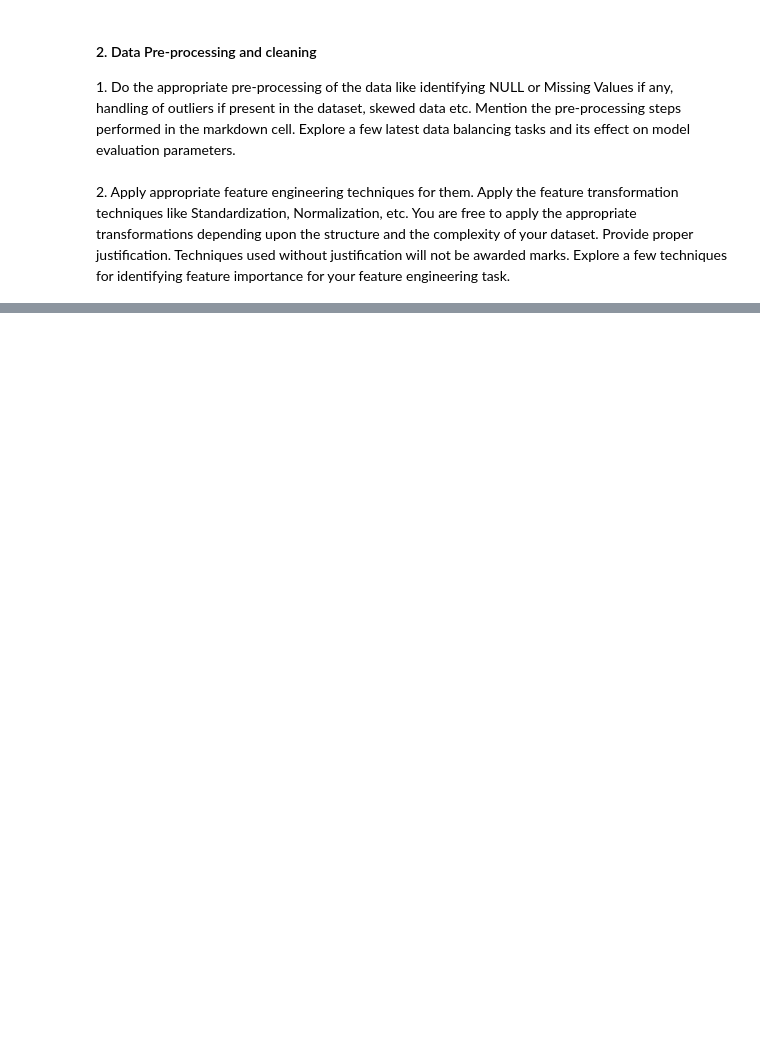
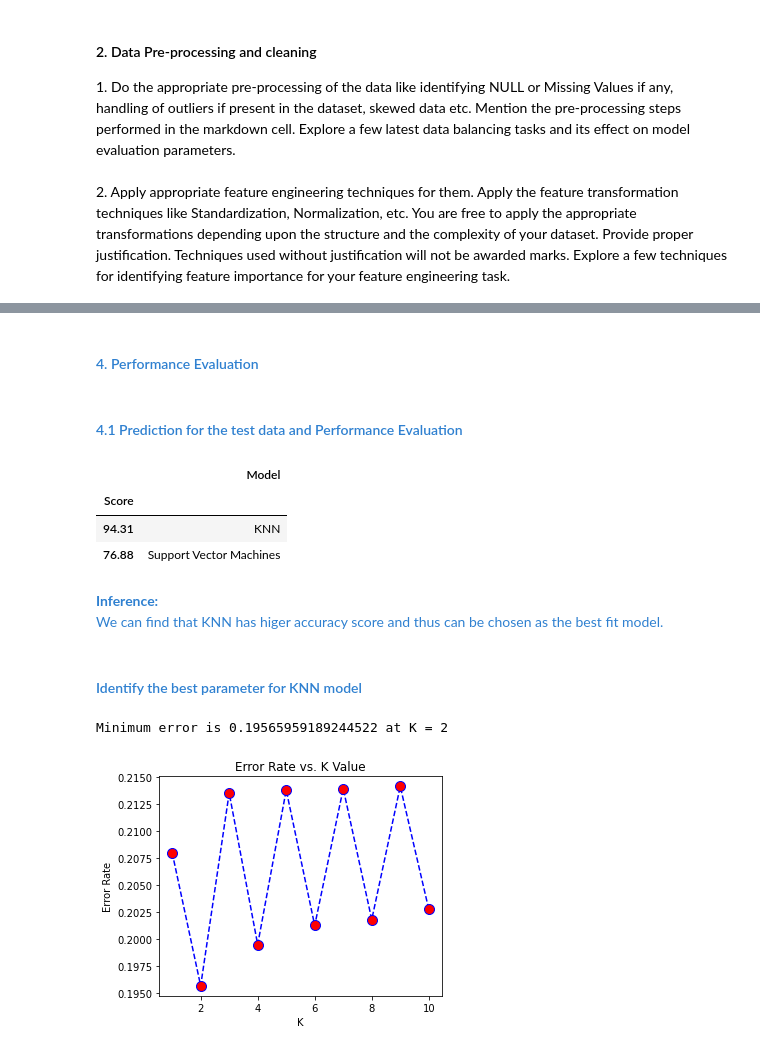
Before and after one commit to nithinkrishnan/AssignmentProjects, a Jupyter notebook: ml-assgn/assignment_2/Group49_Adult.ipynb, the cells around one changed output, grey strips where cells are left out. Saved outputs shown, nothing was run; the diff lists cells and outputs as text; code cells hidden in the pictures; blank space fills up the shorter version.

```diff
--- a/ml-assgn/assignment_2/Group49_Adult.ipynb
+++ b/ml-assgn/assignment_2/Group49_Adult.ipynb
@@ -710,26 +493,0 @@ result = pd.concat(cv_dataFrames, ignore_index=True) #Concatenate the the datafr
-# %%
- mlValues = []
-
-#Iterating through result values and append the values of each models to mlValues[]
-for model in list(set(result.model.values)):
-    m_dataFrame = result.loc[result.model == model]
-    mlValue = m_dataFrame.sample(n=30, replace=True)
-    mlValues.append(mlValue)
-
-m_dataFrame = pd.concat(mlValues, ignore_index=True) #Concatenate the the dataframes object ingnoring index
-
-#Massage a DataFrame into a format where identifier variable is 'model', variable column 'metrics' and value column 'values'
-perf_results = pd.melt(m_dataFrame,id_vars=['model'],var_name='metrics', value_name='values')
-
-tym_metrics = ['fit_time','score_time'] # Fit time Metrics
-
-#Performance Metrics
-perf_results_nofit = perf_results.loc[~perf_results['metrics'].isin(tym_metrics)] # Get dataframe without fit data
-perf_results_nofit = perf_results_nofit.sort_values(by='values') #Sort the performance result on its values
-
-#Visualization of Comparison of LR and CART Model using BoxPlot
-plt.figure(figsize=(20, 12))
-sns.set(font_scale=2.0)
-g = sns.boxplot(x="model", y="values", hue="metrics", data=perf_results_nofit, palette="Set3")
-plt.legend(bbox_to_anchor=(1.05, 1), loc=2, borderaxespad=0.)
-plt.title('Comparison of LR and CART Model by Classification Metric')
@@ -735,0 +521,40 @@ plt.title('Comparison of LR and CART Model by Classification Metric')
+# %% [markdown]
+<h4 style="color: #2f80d0">4. Performance Evaluation</h4>
+# %% [markdown]
+<h4 style="color: #2f80d0">4.1 Prediction for the test data and Performance Evaluation </h4>
+# %%
+#Plotting the accuracy of the used algorithms to find the best fit
+results = pd.DataFrame({
+    'Model': ['Support Vector Machines', 'KNN'],
+    'Score': [acc_linear_svc, acc_knn]})
+result_df = results.sort_values(by='Score', ascending=False)
+result_df = result_df.set_index('Score')
+result_df.head(2)
+# %% [output]
+|  | Model |
+| Score |  |
+| 94.31 | KNN |
+| 76.88 | Support Vector Machines |
+# %% [markdown]
+<div style="color: #2f80d0"><b>Inference:</b><br> We can find that KNN has higer accuracy score and thus can be chosen as the best fit model.</div>
+# %% [markdown]
+<h4 style="color: #2f80d0">Identify the best parameter for KNN model </h4>
+# %%
+# Identify the K value with minimum error rate
+error_rate = []
+for i in range(1,11):
+ knn = KNeighborsClassifier(n_neighbors=i)
+ knn.fit(X_train_smtom, y_train_smtom)
+ pred_i = knn.predict(X_test_pca)
+ error_rate.append(np.mean(pred_i != Y_test))
+
+plt.figure(figsize=(5,4))
+plt.plot(range(1,11),error_rate,color='blue', linestyle='dashed',
+         marker='o',markerfacecolor='red', markersize=10)
+plt.title('Error Rate vs. K Value')
+plt.xlabel('K')
+plt.ylabel('Error Rate')
+print("Minimum error is",min(error_rate),"at K =",error_rate.index(min(error_rate))+1)
+# %% [output]
+Minimum error is 0.19565959189244522 at K = 2
+[figure, added]
```
Also changed, not shown: parts of 74 cells of this notebook.
